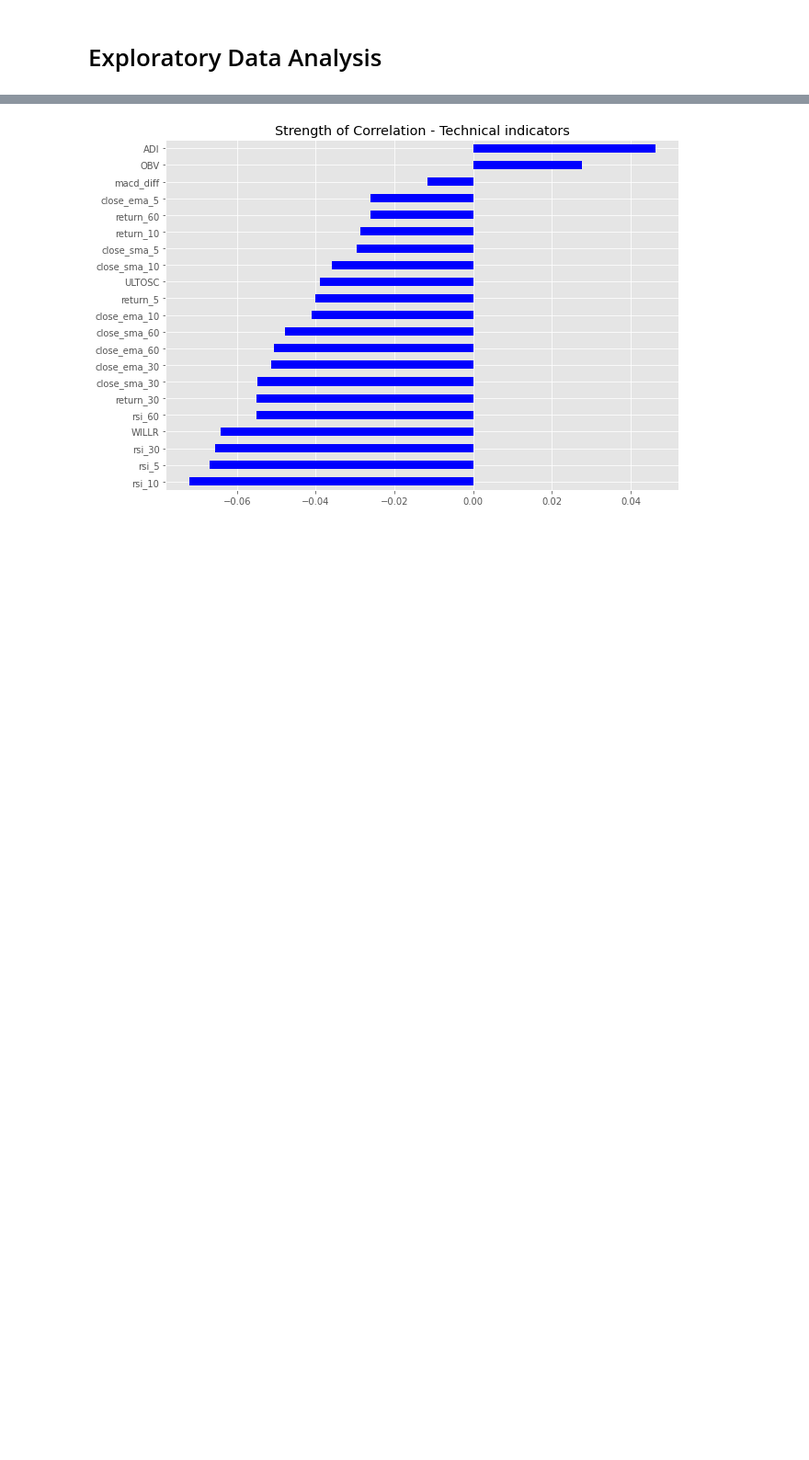
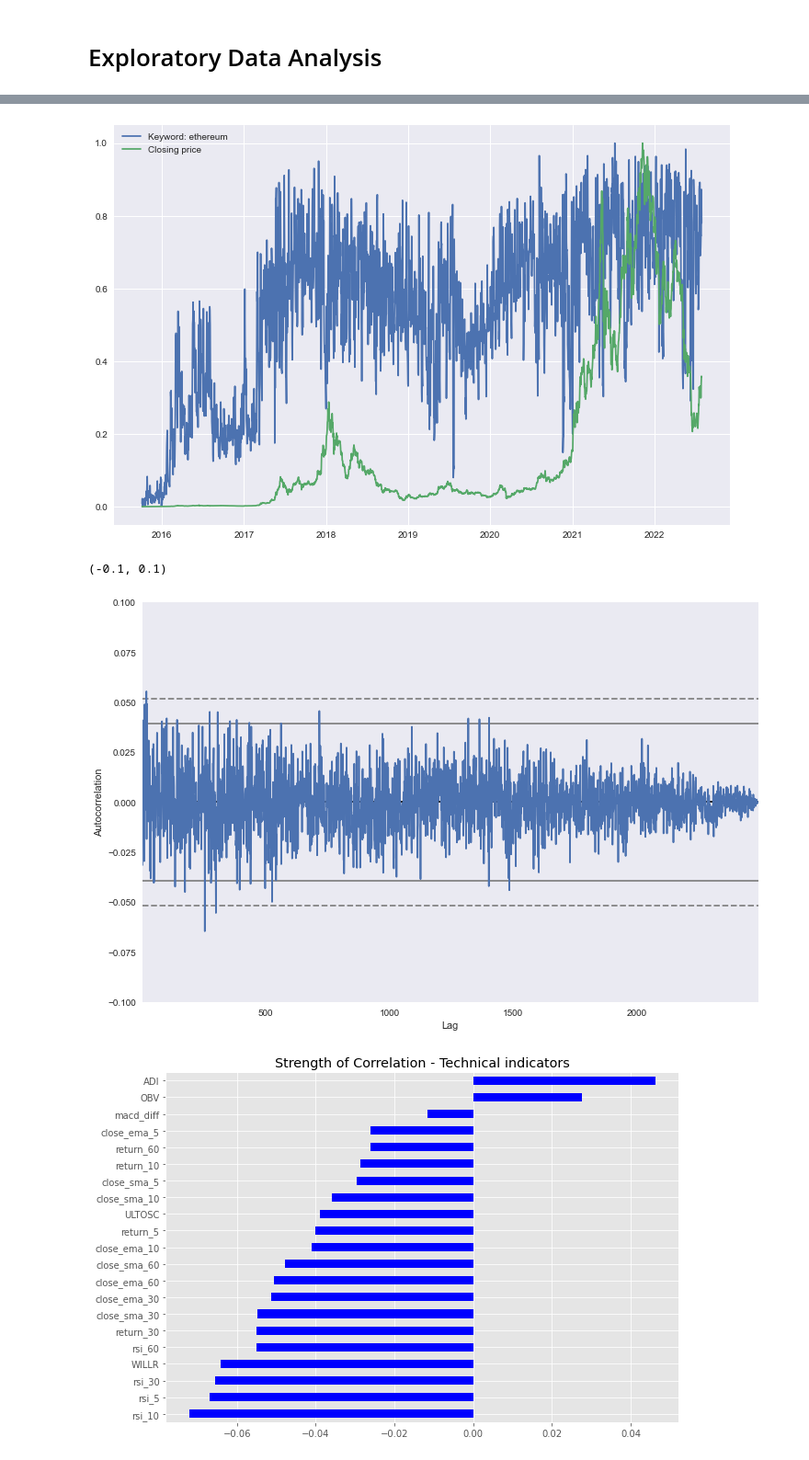
Before and after one commit to es-g/MSc_Ethereum_price_trend_analysis, a Jupyter notebook: simulations.ipynb, the cells around one changed output, grey strips where cells are left out. Shown at 92% size. Cells and saved outputs as stored; diff of their text form; code cells hidden in the pictures; blank space fills up the shorter version.

```diff
--- a/simulations.ipynb
+++ b/simulations.ipynb
@@ -233,3 +271,30 @@ sns.distplot(ohlcv_eth['close'].pct_change())
+# %%
+from pandas.plotting import autocorrelation_plot
+from sklearn.preprocessing import StandardScaler, Normalizer, MinMaxScaler
+
+import scipy
+
+scaler = MinMaxScaler()
+
+plt.style.use('seaborn')
+plt.figure(figsize=(12, 8))
+
+plt.plot(google_trends_eth['date'], scaler.fit_transform(google_trends_eth['ethereum'].values.reshape(-1, 1)) , label='Keyword: ethereum')
+# plt.plot(google_trends_eth['date'], scaler.fit_transform(google_trends_eth['ETH'].values.reshape(-1, 1)), label='Keyword: ETH')
+plt.plot(ohlcv_eth['date'], scaler.fit_transform(ohlcv_eth['close'].values.reshape(-1, 1)), label='Closing price')
+plt.legend()
+plt.show()
+
+plt.figure(figsize=(12, 8))
+autocorrelation_plot(outcomes_eth['close_1'])
+plt.ylim(-0.1, 0.1)
+
+# # T-test
+# scipy.stats.ttest_ind(google_trends_eth['ethereum'], outcomes_eth['close_1'])
+# %% [output]
+[figure, added]
+(-0.1, 0.1)
+[figure, added]
 # %%
 import matplotlib.pyplot as plt
 
```
Also changed, not shown: parts of 17 cells of this notebook, 6 other files.
